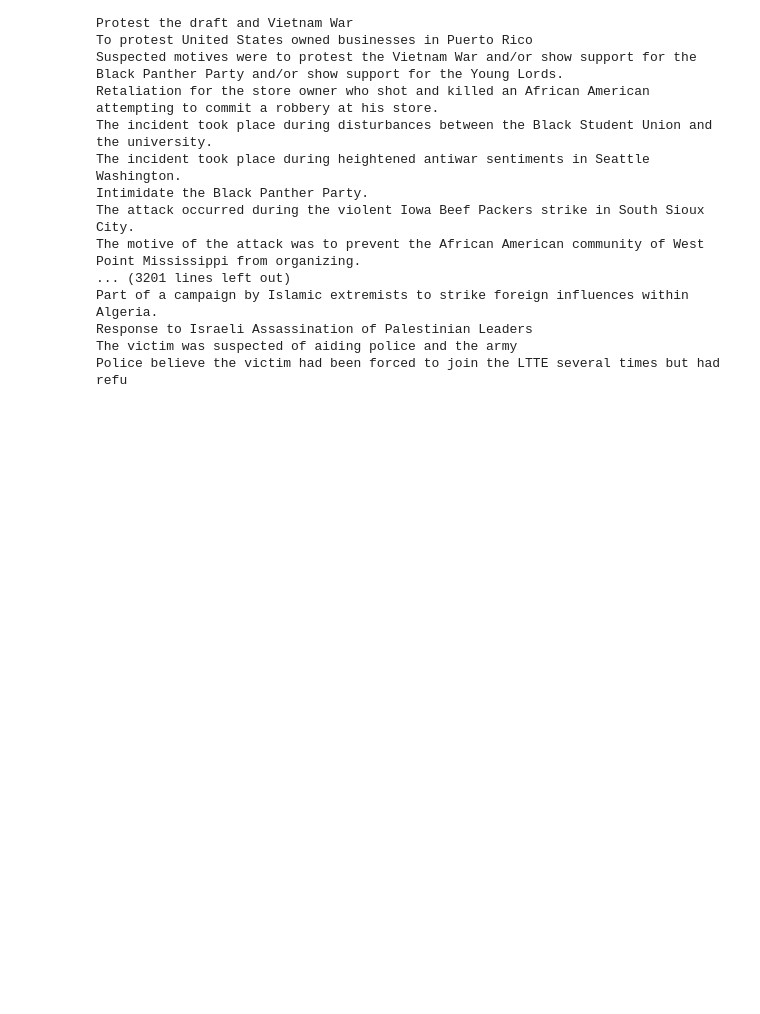
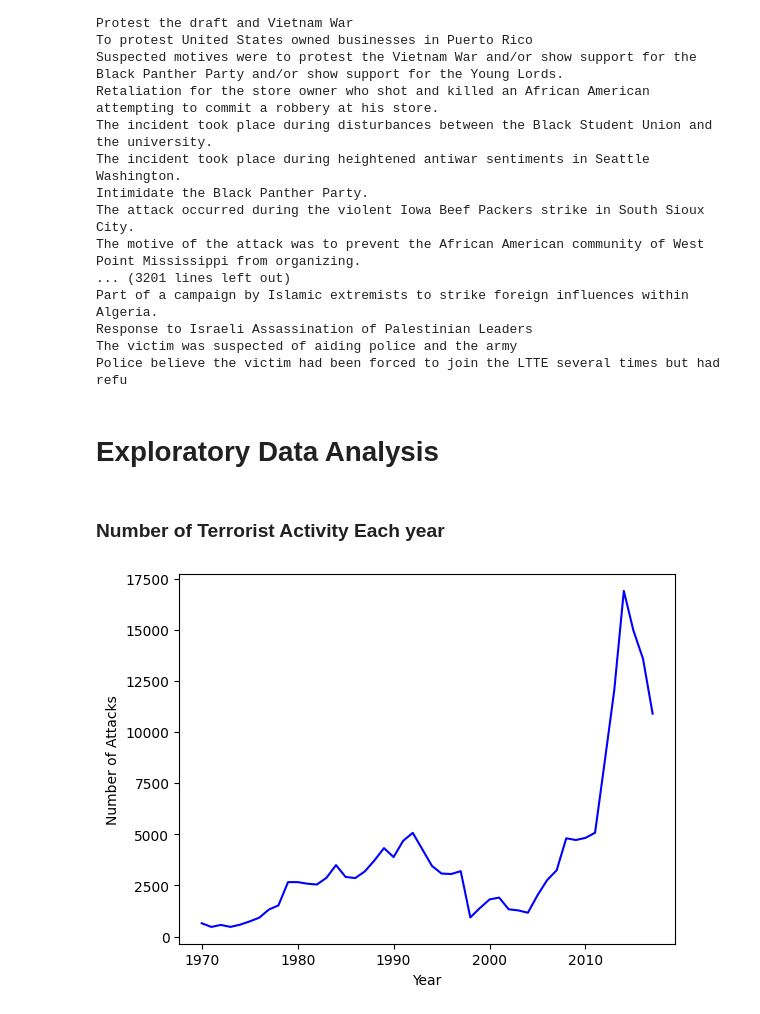
Before and after one commit to Gemini-Abhi/Machine-Learning-projects, a Jupyter notebook: Terrorism Project/Terrorism.ipynb, the cells around one changed output. Saved outputs shown, nothing was run; the diff lists cells and outputs as text; code cells hidden in the pictures; blank space fills up the shorter version.

```diff
--- a/Terrorism Project/Terrorism.ipynb
+++ b/Terrorism Project/Terrorism.ipynb
@@ -254,3 +254,15 @@ Part of a campaign by Islamic extremists to strike foreign influences within Alg
 Response to Israeli Assassination of Palestinian Leaders
 The victim was suspected of aiding police and the army
 Police believe the victim had been forced to join the LTTE several times but had refu
+# %% [markdown]
+# Exploratory Data Analysis
+# %% [markdown]
+### Number of Terrorist Activity Each year
+# %%
+year_attacks = df2.groupby('Year').size().reset_index(name='count')
+sns.lineplot(x='Year',y='count',data=year_attacks,color='blue')
+plt.xlabel('Year')
+plt.ylabel('Number of Attacks')
+plt.show()
+# %% [output]
+[figure, added]
```
Also changed, not shown: parts of 7 cells of this notebook.
